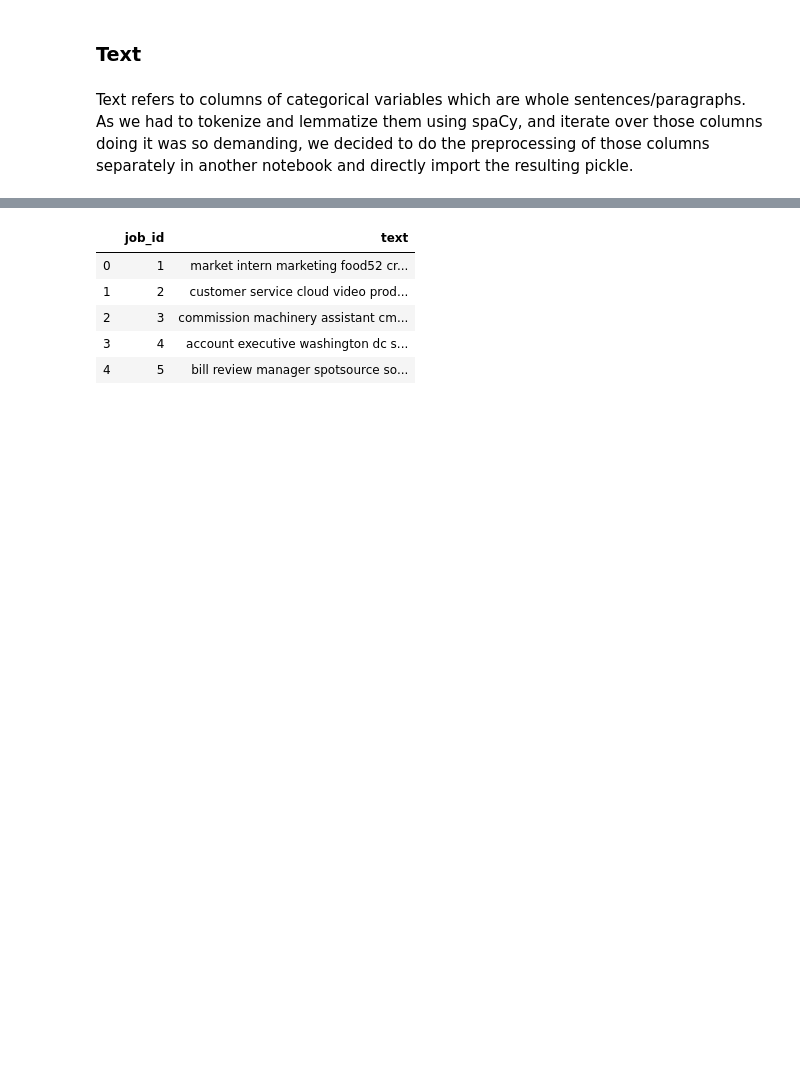
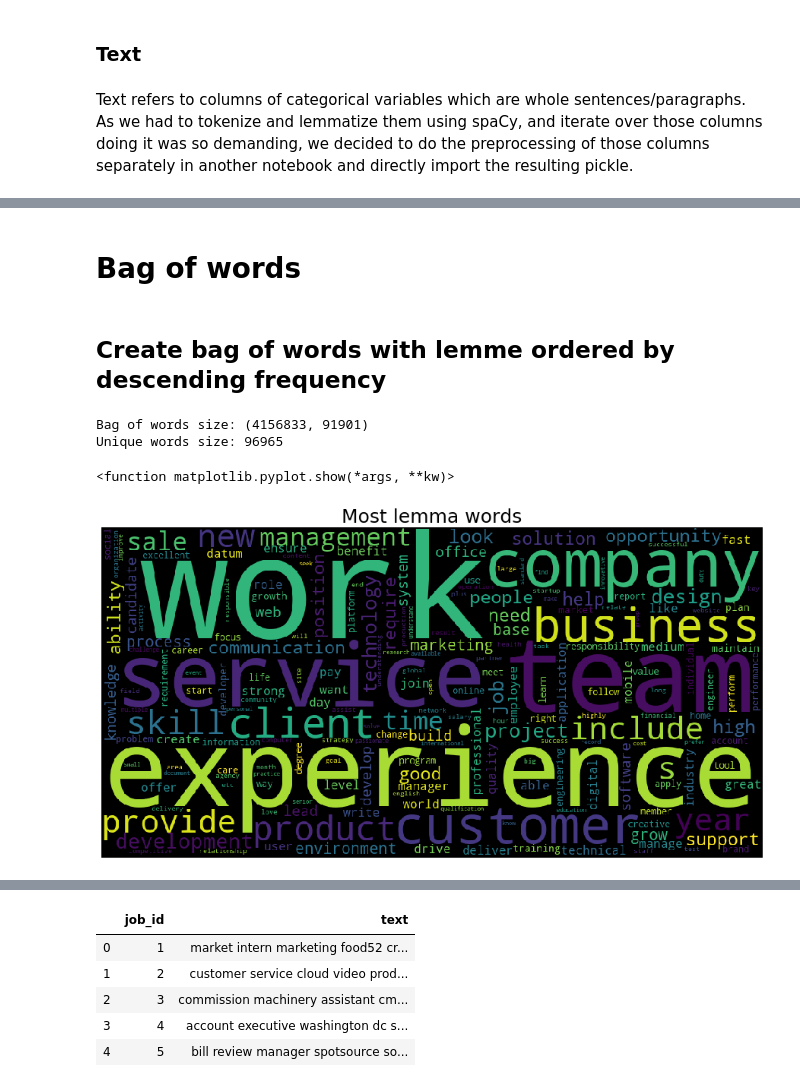
Before and after one commit to mikongame/Module-3-Project-2-ML-Fraud-Detection, a Jupyter notebook: your-code/merged.ipynb, the cells around one changed output, grey strips where cells are left out. Drawn from its saved outputs; the diff is of its cells as text; code cells hidden in the pictures; blank space fills up the shorter version.

```diff
--- a/your-code/merged.ipynb
+++ b/your-code/merged.ipynb
@@ -628,0 +634,5 @@ Text refers to columns of categorical variables which are whole sentences/paragr
+# %%
+df_data_raw = data
+df_data_raw[company] = data[company].fillna('')
+df_data_raw[offer] = data[offer].fillna('')
+df_data_raw.head()
@@ -628,0 +765,7 @@ Text refers to columns of categorical variables which are whole sentences/paragr
+# %%
+%%time
+for column in columns:
+    str_bow_column = ' '.join(df_data[column])
+    pd_token = string_to_token(str_bow_column, f'token_{column}')
+    print(f'Length of {column} column: {len(str_bow_column)}')
+    print(f'Number of tokens created: {pd_token.shape[0]}\n')
@@ -628,0 +791,10 @@ Text refers to columns of categorical variables which are whole sentences/paragr
+# %%
+%%time
+pd_token = pd.DataFrame(columns=['column', 'text', 'lemme', 'orth', 'is_alpha', 'is_digit', 'is_title', 'language', 'tag',
+                                 'part_of_speech', 'has_vector', 'vector_norm', 'is_oov', 'text_to_singular'])
+for column in columns:
+    pd_temp = pd.read_pickle(f'data/pickles/token_{column}.pkl') #Modified
+    pd_temp['column'] = column
+    print(f'Loading {column} info with {pd_temp.shape[0]} rows')
+    pd_token = pd.concat([pd_token, pd_temp])
+print(f'Total rows loaded: {pd_token.shape[0]}')
@@ -628,0 +809,17 @@ Text refers to columns of categorical variables which are whole sentences/paragr
+# %% [markdown]
+# Bag of words
+# %% [markdown]
+## Create bag of words with lemme ordered by descending frequency
+# %%
+dict_word_freq_lemme = list_to_bow(list(pd_token['lemme']))
+wordcloud = WordCloud(width = 1000, height = 500, normalize_plurals=True).generate_from_frequencies(dict_word_freq_lemme)
+plt.figure(figsize=(20,8))
+plt.imshow(wordcloud)
+plt.axis('off')
+plt.title("Most lemma words", fontsize=25)
+plt.show
+# %% [output]
+Bag of words size: (4156833, 91901)
+Unique words size: 96965
+<function matplotlib.pyplot.show(*args, **kw)>
+[figure, added]
```
Also changed, not shown: parts of 38 cells of this notebook.
